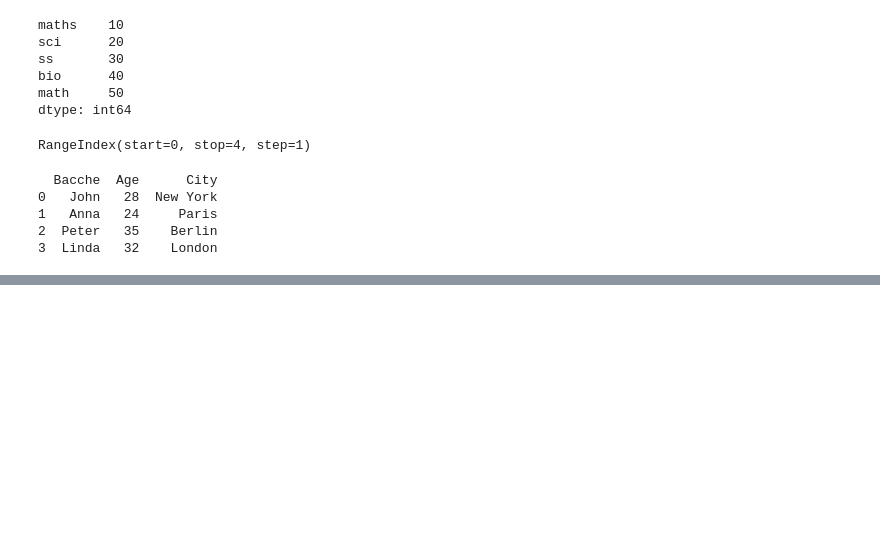
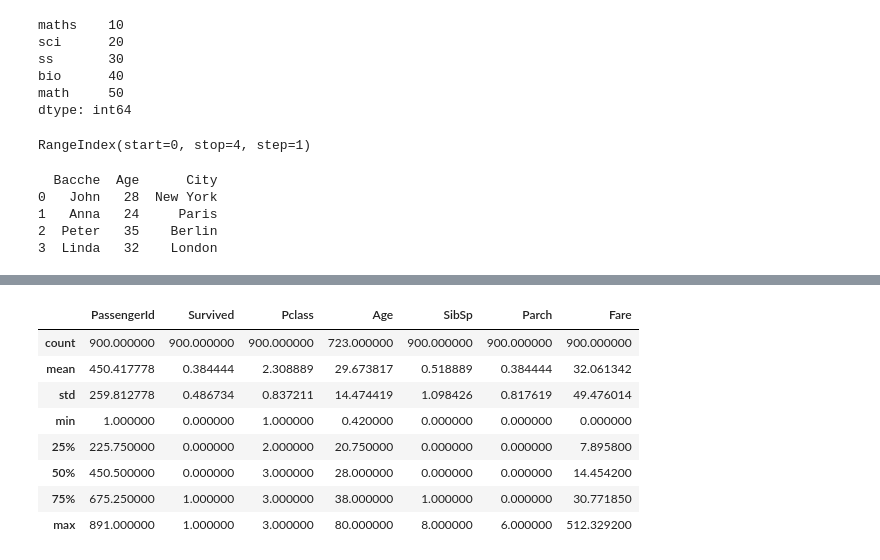
Before and after one commit to harsh1d/iginte-the-future-ember-event-30-1-2026, a Jupyter notebook: pandas.ipynb, the cells around one changed output, grey strips where cells are left out. Cells and saved outputs as stored; diff of their text form; code cells hidden in the pictures; blank space fills up the shorter version.

```diff
--- a/pandas.ipynb
+++ b/pandas.ipynb
@@ -85,0 +102,12 @@ print(read_csv.head())
+# %%
+read_csv.describe()
+# %% [output]
+|  | PassengerId | Survived | Pclass | Age | SibSp | Parch | Fare |
+| count | 900.000000 | 900.000000 | 900.000000 | 723.000000 | 900.000000 | 900.000000 | 900.000000 |
+| mean | 450.417778 | 0.384444 | 2.308889 | 29.673817 | 0.518889 | 0.384444 | 32.061342 |
+| std | 259.812778 | 0.486734 | 0.837211 | 14.474419 | 1.098426 | 0.817619 | 49.476014 |
+| min | 1.000000 | 0.000000 | 1.000000 | 0.420000 | 0.000000 | 0.000000 | 0.000000 |
+| 25% | 225.750000 | 0.000000 | 2.000000 | 20.750000 | 0.000000 | 0.000000 | 7.895800 |
+| 50% | 450.500000 | 0.000000 | 3.000000 | 28.000000 | 0.000000 | 0.000000 | 14.454200 |
+| 75% | 675.250000 | 1.000000 | 3.000000 | 38.000000 | 1.000000 | 0.000000 | 30.771850 |
+| max | 891.000000 | 1.000000 | 3.000000 | 80.000000 | 8.000000 | 6.000000 | 512.329200 |
```
Also changed, not shown: parts of 15 cells of this notebook.
